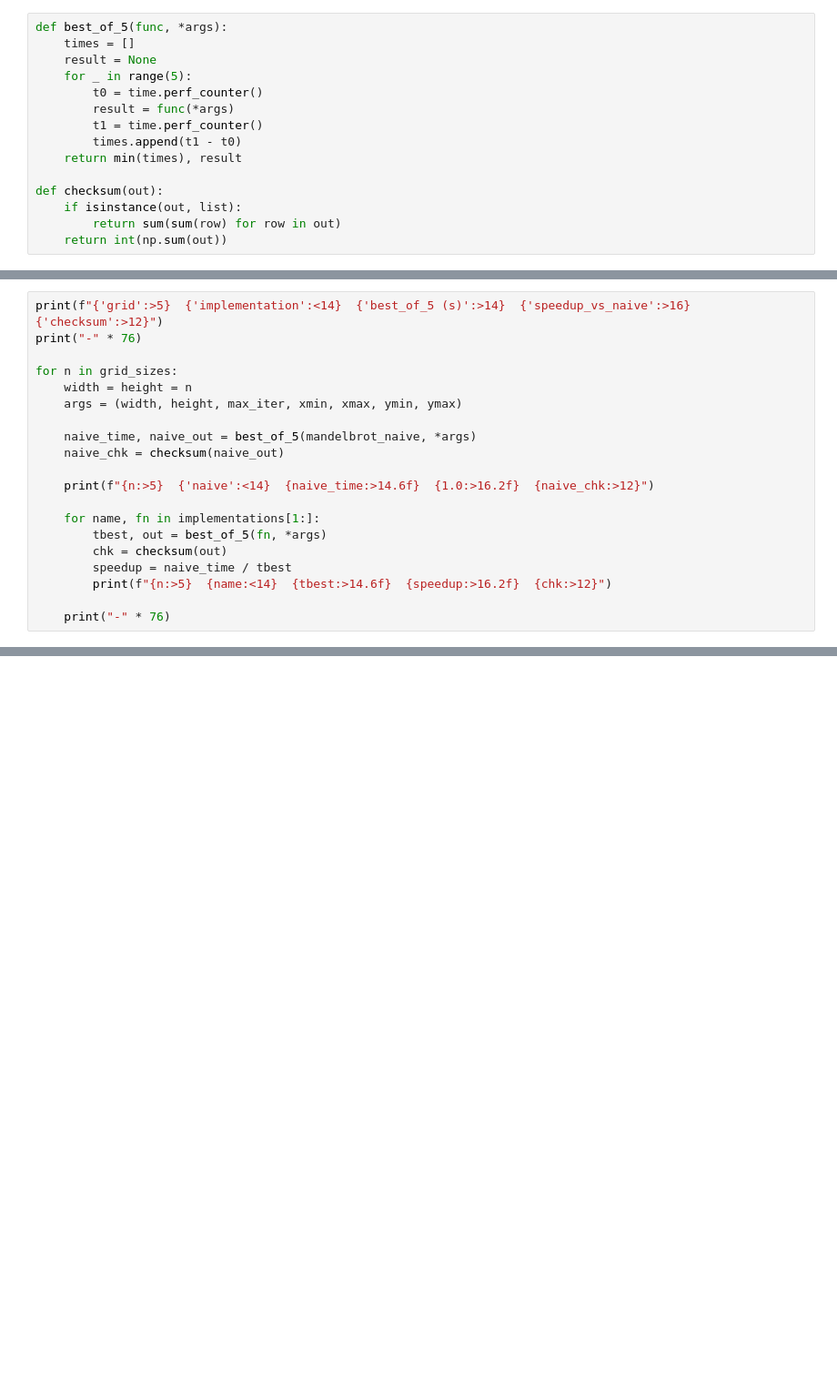
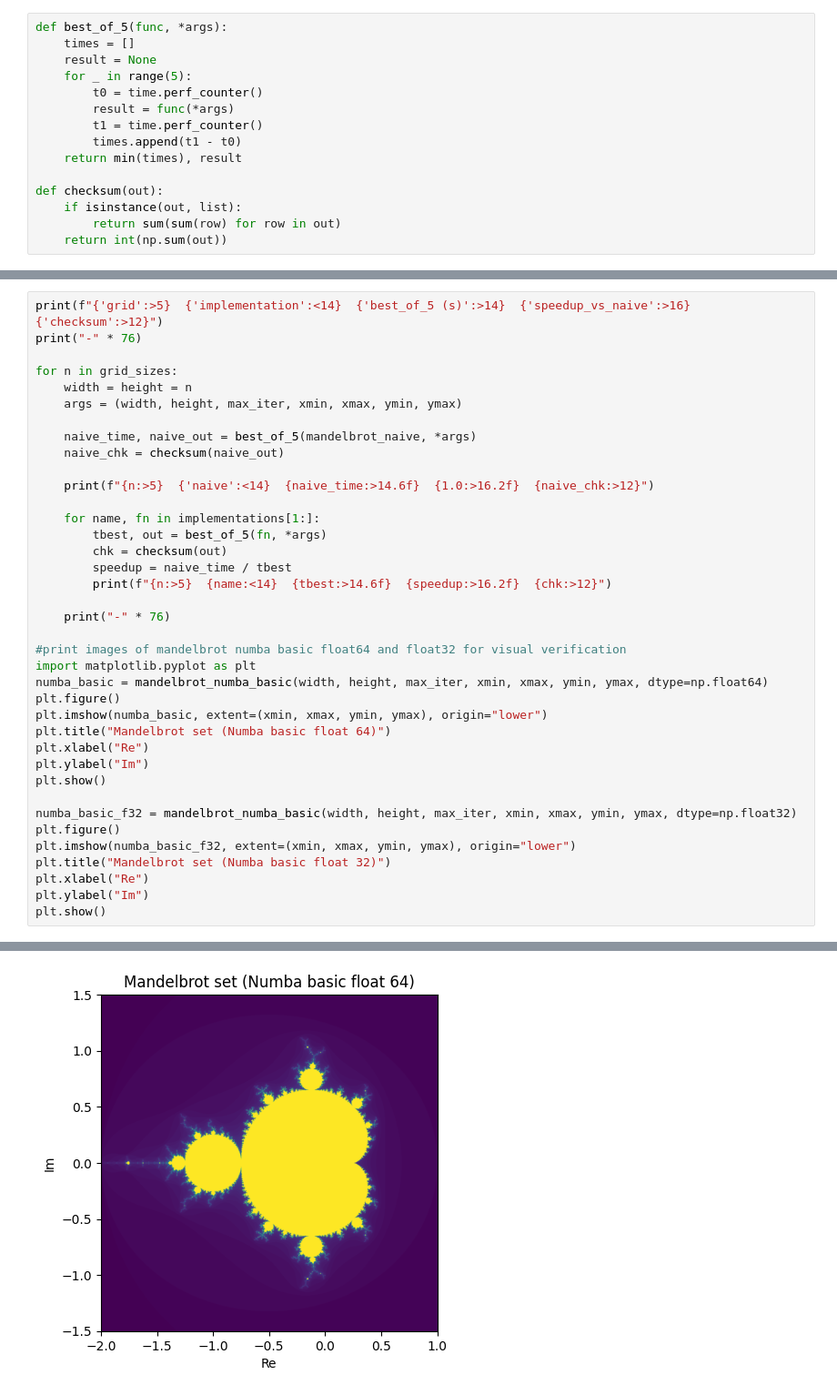
Before and after one commit to Niklas6862/NSC-mandelbrot, a Jupyter notebook: comparison.ipynb, the cells around one changed output, grey strips where cells are left out. Shown at 91% size. Saved outputs shown, nothing was run; the diff lists cells and outputs as text; blank space fills up the shorter version.

```diff
--- a/comparison.ipynb
+++ b/comparison.ipynb
@@ -99,6 +71,24 @@ for n in grid_sizes:
         print(f"{n:>5}  {name:<14}  {tbest:>14.6f}  {speedup:>16.2f}  {chk:>12}")
 
     print("-" * 76)
+
+#print images of mandelbrot numba basic float64 and float32 for visual verification
+import matplotlib.pyplot as plt
+numba_basic = mandelbrot_numba_basic(width, height, max_iter, xmin, xmax, ymin, ymax, dtype=np.float64)
+plt.figure()
+plt.imshow(numba_basic, extent=(xmin, xmax, ymin, ymax), origin="lower")
+plt.title("Mandelbrot set (Numba basic float 64)")
+plt.xlabel("Re")
+plt.ylabel("Im")
+plt.show()
+
+numba_basic_f32 = mandelbrot_numba_basic(width, height, max_iter, xmin, xmax, ymin, ymax, dtype=np.float32)
+plt.figure()
+plt.imshow(numba_basic_f32, extent=(xmin, xmax, ymin, ymax), origin="lower")
+plt.title("Mandelbrot set (Numba basic float 32)")
+plt.xlabel("Re")
+plt.ylabel("Im")
+plt.show()
 # %% [output]
  grid  implementation   best_of_5 (s)  speedup_vs_naive      checksum
 ----------------------------------------------------------------------------
@@ -110 +100,2 @@ for n in grid_sizes:
 ----------------------------------------------------------------------------
+[figure, added]
```
Also changed, not shown: parts of 4 cells of this notebook, 3 other files.
